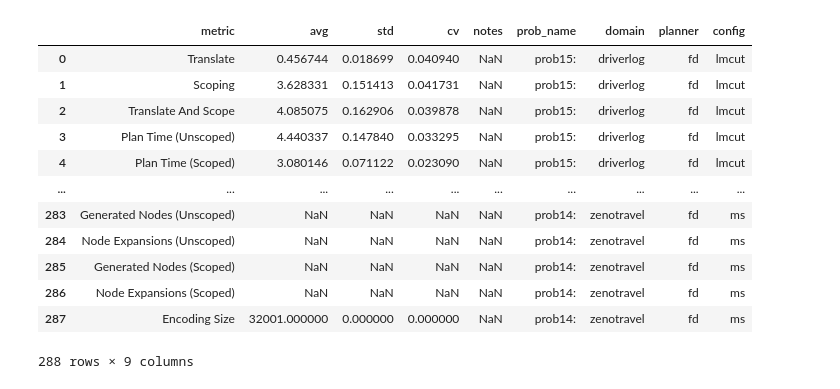
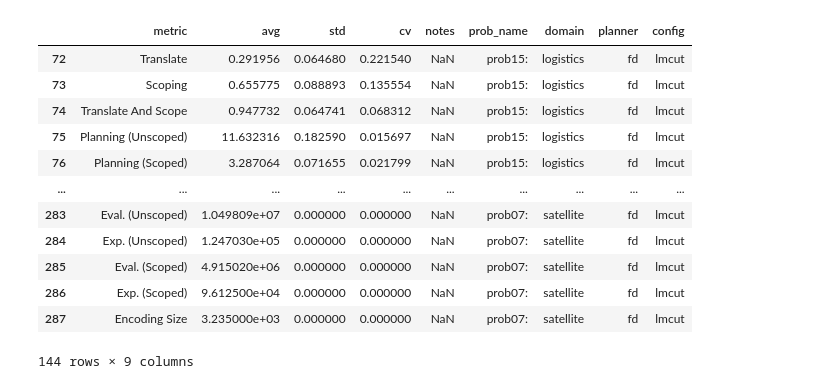
Before and after one commit to h2r/Task-Scoping, a Jupyter notebook: experiments/graph_2023.ipynb, the cells around one changed output. Drawn from its saved outputs; the diff is of its cells as text; code cells hidden in the pictures.

```diff
--- a/experiments/graph_2023.ipynb
+++ b/experiments/graph_2023.ipynb
@@ -17,37 +17,38 @@ df_fd.head()
 # %%
 def clean_col_name(s: str) -> str:
     return s.replace("_"," ").title()
 
 fd_colmap_manual = {
-    "plan_unscoped_generated_nodes": "Generated Nodes (Unscoped)",
-    "plan_unscoped_node_expansions": "Node Expansions (Unscoped)",
-    "plan_scoped_generated_nodes": "Generated Nodes (Scoped)",
-    "plan_scoped_node_expansions": "Node Expansions (Scoped)",
-    "plan_unscoped_time": "Plan Time (Unscoped)",
-    "plan_scoped_time": "Plan Time (Scoped)",
+    "plan_unscoped_generated_nodes": "Eval. (Unscoped)",
+    "plan_unscoped_node_expansions": "Exp. (Unscoped)",
+    "plan_scoped_generated_nodes": "Eval. (Scoped)",
+    "plan_scoped_node_expansions": "Exp. (Scoped)",
+    "plan_unscoped_time": "Planning (Unscoped)",
+    "plan_scoped_time": "Planning (Scoped)",
     "encoding_size": "Encoding Size",
-    "total_unscoped_time": "Total Time (Unscoped)",
-    "total_scoped_time": "Total Time (Scoped)"
+    "total_unscoped_time": "Total (Unscoped)",
+    "total_scoped_time": "Total (Scoped)"
 }
 
 fd_colmap = {c: clean_col_name(c) for c in df_fd["metric"].unique()}
 fd_colmap.update(fd_colmap_manual)
 # df_fd = df_fd.rename(columns=fd_colmap)
 # df_fd
 df_fd["metric"] = df_fd["metric"].replace(fd_colmap)
+df_fd = df_fd[df_fd["config"] == "lmcut"]
 df_fd
 # %% [output]
 |  | metric | avg | std | cv | notes | prob_name | domain | planner | config |
-| 0 | Translate | 0.456744 | 0.018699 | 0.040940 | NaN | prob15: | driverlog | fd | lmcut |
-| 1 | Scoping | 3.628331 | 0.151413 | 0.041731 | NaN | prob15: | driverlog | fd | lmcut |
-| 2 | Translate And Scope | 4.085075 | 0.162906 | 0.039878 | NaN | prob15: | driverlog | fd | lmcut |
-| 3 | Plan Time (Unscoped) | 4.440337 | 0.147840 | 0.033295 | NaN | prob15: | driverlog | fd | lmcut |
-| 4 | Plan Time (Scoped) | 3.080146 | 0.071122 | 0.023090 | NaN | prob15: | driverlog | fd | lmcut |
+| 72 | Translate | 0.291956 | 0.064680 | 0.221540 | NaN | prob15: | logistics | fd | lmcut |
+| 73 | Scoping | 0.655775 | 0.088893 | 0.135554 | NaN | prob15: | logistics | fd | lmcut |
+| 74 | Translate And Scope | 0.947732 | 0.064741 | 0.068312 | NaN | prob15: | logistics | fd | lmcut |
+| 75 | Planning (Unscoped) | 11.632316 | 0.182590 | 0.015697 | NaN | prob15: | logistics | fd | lmcut |
+| 76 | Planning (Scoped) | 3.287064 | 0.071655 | 0.021799 | NaN | prob15: | logistics | fd | lmcut |
 | ... | ... | ... | ... | ... | ... | ... | ... | ... | ... |
-| 283 | Generated Nodes (Unscoped) | NaN | NaN | NaN | NaN | prob14: | zenotravel | fd | ms |
-| 284 | Node Expansions (Unscoped) | NaN | NaN | NaN | NaN | prob14: | zenotravel | fd | ms |
-| 285 | Generated Nodes (Scoped) | NaN | NaN | NaN | NaN | prob14: | zenotravel | fd | ms |
-| 286 | Node Expansions (Scoped) | NaN | NaN | NaN | NaN | prob14: | zenotravel | fd | ms |
-| 287 | Encoding Size | 32001.000000 | 0.000000 | 0.000000 | NaN | prob14: | zenotravel | fd | ms |
+| 283 | Eval. (Unscoped) | 1.049809e+07 | 0.000000 | 0.000000 | NaN | prob07: | satellite | fd | lmcut |
+| 284 | Exp. (Unscoped) | 1.247030e+05 | 0.000000 | 0.000000 | NaN | prob07: | satellite | fd | lmcut |
+| 285 | Eval. (Scoped) | 4.915020e+06 | 0.000000 | 0.000000 | NaN | prob07: | satellite | fd | lmcut |
+| 286 | Exp. (Scoped) | 9.612500e+04 | 0.000000 | 0.000000 | NaN | prob07: | satellite | fd | lmcut |
+| 287 | Encoding Size | 3.235000e+03 | 0.000000 | 0.000000 | NaN | prob07: | satellite | fd | lmcut |
-288 rows × 9 columns
+144 rows × 9 columns
 # %%
```
Also changed, not shown: parts of 11 cells of this notebook, 3 other files.
